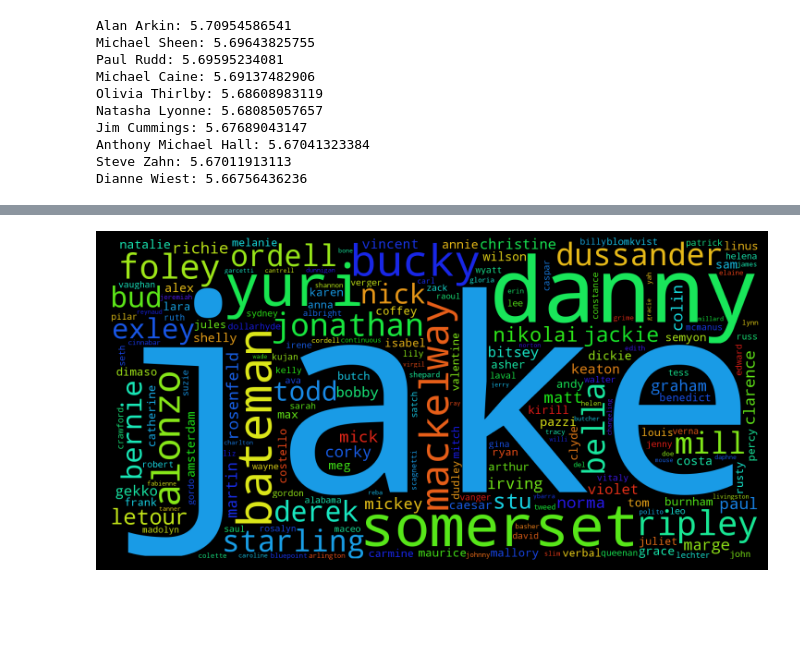
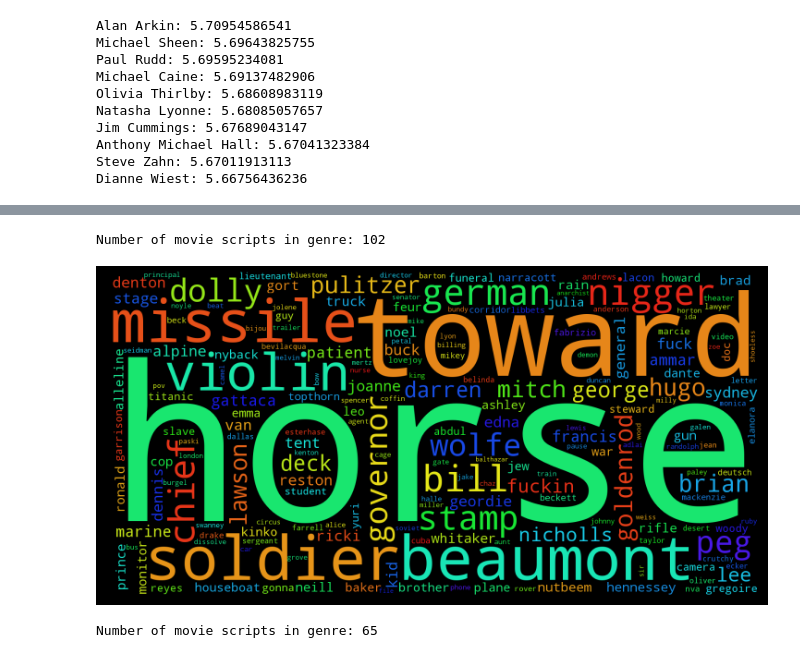
Before and after one commit to pay64k/social_graphs_2016_final_project, a Jupyter notebook: movie_scripts_analysis.ipynb, the cells around one changed output, grey strips where cells are left out. Cells and saved outputs as stored; diff of their text form; code cells hidden in the pictures; blank space fills up the shorter version.

Commit message:
Wordcloud images for genres

```diff
--- a/movie_scripts_analysis.ipynb
+++ b/movie_scripts_analysis.ipynb
@@ -343,9 +337,18 @@ from wordcloud import WordCloud
 import matplotlib.pyplot as plt
 %matplotlib inline
 
-def wordcloud_image(tfidf):
+# Function for creating a Wordcloud image
+def wordcloud_image(tfidf, genre_num_of_movies):
     wordcloud_text = ""
-    for i in tfidf:
+
+    tfidf_sorted = sorted(tfidf, key=lambda tup: tup[1], reverse=True)
+
+    rm_num_of_movies = genre_num_of_movies * 4
+
+    tfidf_sorted_top_rm = tfidf_sorted[rm_num_of_movies:]
+    #print tfidf_sorted_top_rm
+
+    for i in tfidf_sorted_top_rm:
         num_of_repeats = int(round(i[1]))
         wordcloud_text += (num_of_repeats * (i[0] + " "))
 
@@ -355,11 +358,24 @@ def wordcloud_image(tfidf):
     plt.axis("off")
     plt.tight_layout(pad=0)
     plt.show()
-# %%
-name_of_genre_tf = tokens_tf_genre(movie_scripts_genres["Crime"])
-name_of_genre_idf = tokens_idf_genre(movie_scripts_genres["Crime"])
-name_of_genre_tfidf = tokens_tfidf_genre(name_of_genre_tf, name_of_genre_idf)
-# %%
-wordcloud_image(name_of_genre_tfidf)
-# %% [output]
-[figure, removed]
+# %%
+# Creates Wordcloud image by using tf-idf
+def wordcloud_tfidf(name_of_genre):
+    name_of_genre_tf = tokens_tf_genre(movie_scripts_genres[name_of_genre])
+    name_of_genre_idf = tokens_idf_genre(movie_scripts_genres[name_of_genre])
+    name_of_genre_tfidf = tokens_tfidf_genre(name_of_genre_tf, name_of_genre_idf)
+
+    genre_num_of_movies = len(movie_scripts_genres[name_of_genre])
+    print("Number of movie scripts in genre: " + str(genre_num_of_movies))
+    wordcloud_image(name_of_genre_tfidf, genre_num_of_movies)
+# %%
+genre = "Drama"
+wordcloud_tfidf(genre)
+# %% [output]
+Number of movie scripts in genre: 102
+[figure, added]
+# %%
+genre = "Crime"
+wordcloud_tfidf(genre)
+# %% [output]
+Number of movie scripts in genre: 65
```
Also changed, not shown: parts of 1 cell of this notebook, 1 other file.
